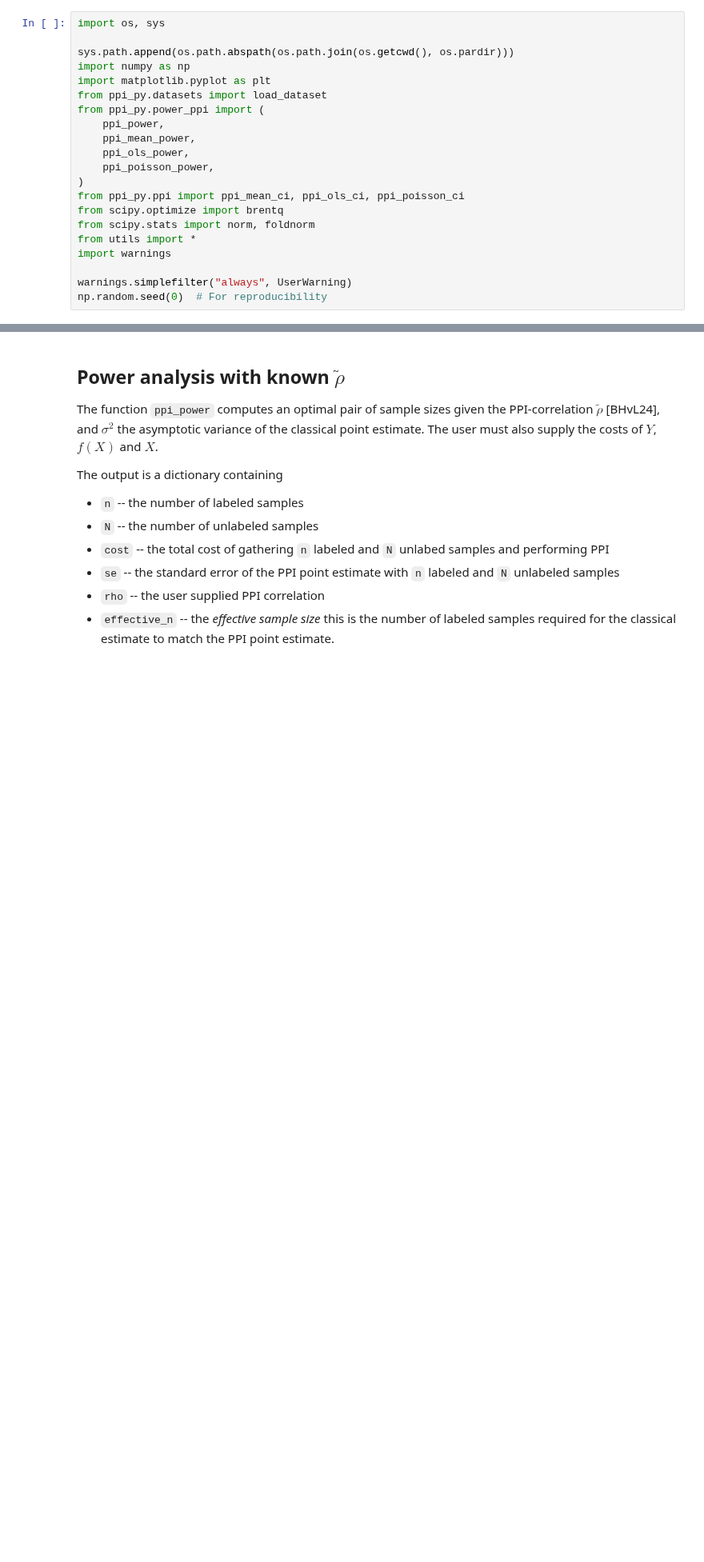
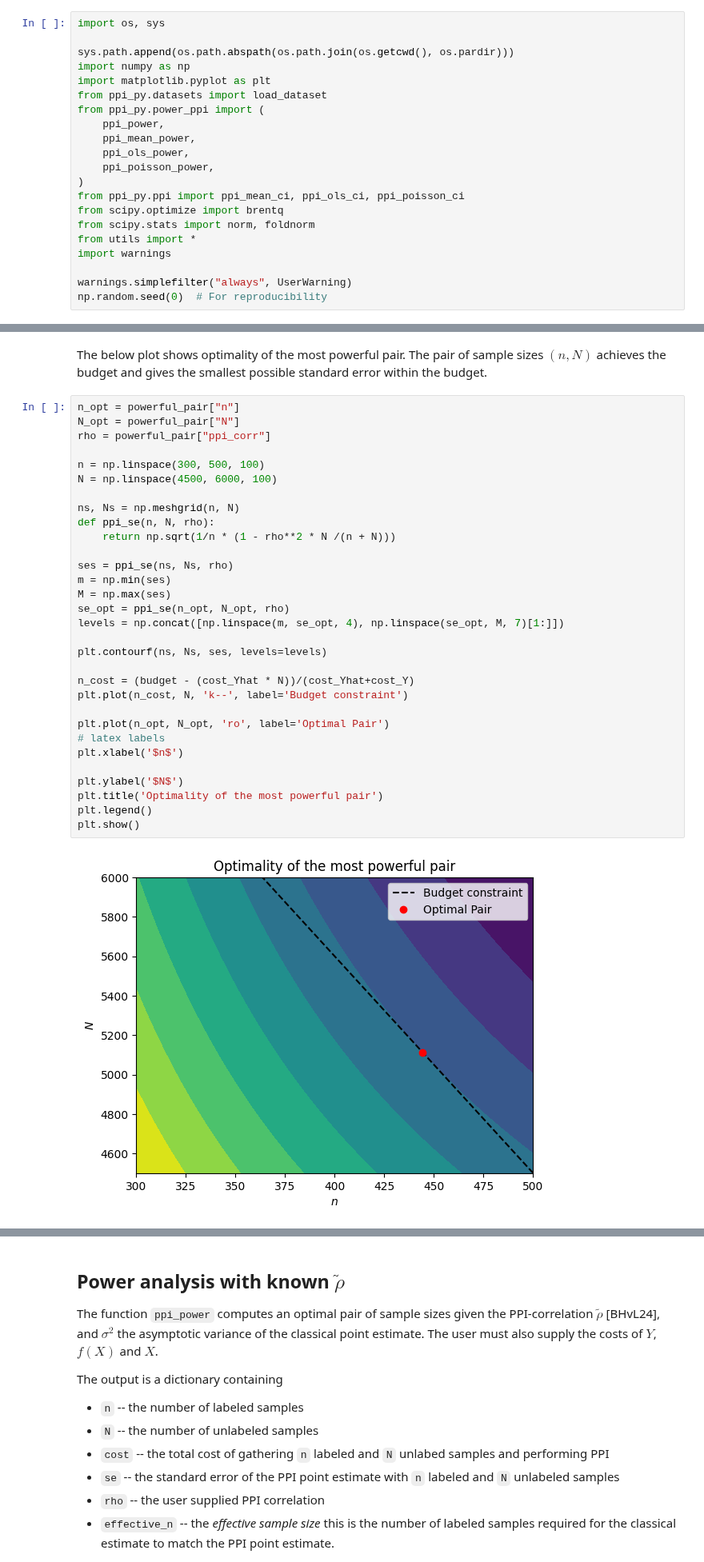
Before and after one commit to aangelopoulos/ppi_py, a Jupyter notebook: examples/power_analysis.ipynb, the cells around one changed output, grey strips where cells are left out. Shown at 80% size. Cells and saved outputs as stored; diff of their text form; blank space fills up the shorter version.

```diff
--- a/examples/power_analysis.ipynb
+++ b/examples/power_analysis.ipynb
@@ -23,0 +100,35 @@ np.random.seed(0)  # For reproducibility
+# %% [markdown]
+The below plot shows optimality of the most powerful pair. The pair of sample sizes $(n, N)$ achieves the budget and gives the smallest possible standard error within the budget.
+# %%
+n_opt = powerful_pair["n"]
+N_opt = powerful_pair["N"]
+rho = powerful_pair["ppi_corr"]
+
+n = np.linspace(300, 500, 100)
+N = np.linspace(4500, 6000, 100)
+
+ns, Ns = np.meshgrid(n, N)
+def ppi_se(n, N, rho):
+    return np.sqrt(1/n * (1 - rho**2 * N /(n + N)))
+
+ses = ppi_se(ns, Ns, rho)
+m = np.min(ses)
+M = np.max(ses)
+se_opt = ppi_se(n_opt, N_opt, rho)
+levels = np.concat([np.linspace(m, se_opt, 4), np.linspace(se_opt, M, 7)[1:]])
+
+plt.contourf(ns, Ns, ses, levels=levels)
+
+n_cost = (budget - (cost_Yhat * N))/(cost_Yhat+cost_Y)
+plt.plot(n_cost, N, 'k--', label='Budget constraint')
+
+plt.plot(n_opt, N_opt, 'ro', label='Optimal Pair')
+# latex labels
+plt.xlabel('$n$')
+
+plt.ylabel('$N$')
+plt.title('Optimality of the most powerful pair')
+plt.legend()
+plt.show()
+# %% [output]
+[figure, added]
```
Also changed, not shown: parts of 39 cells of this notebook, 2 other files.
